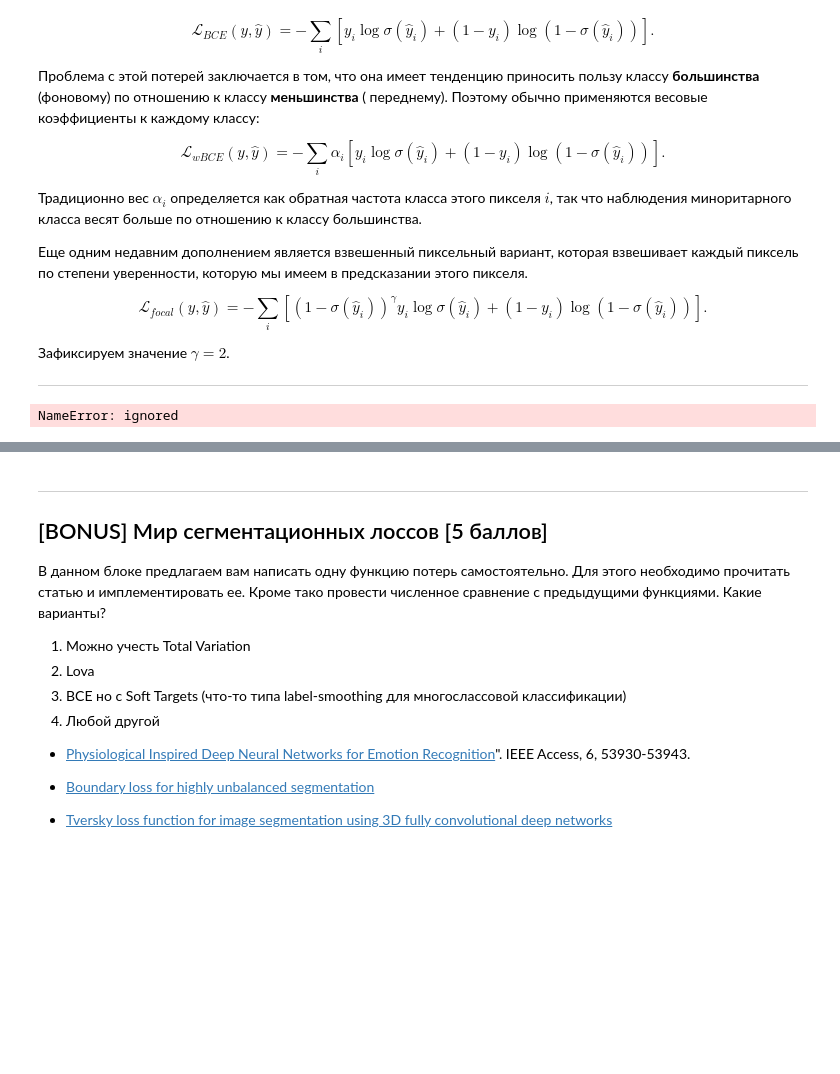
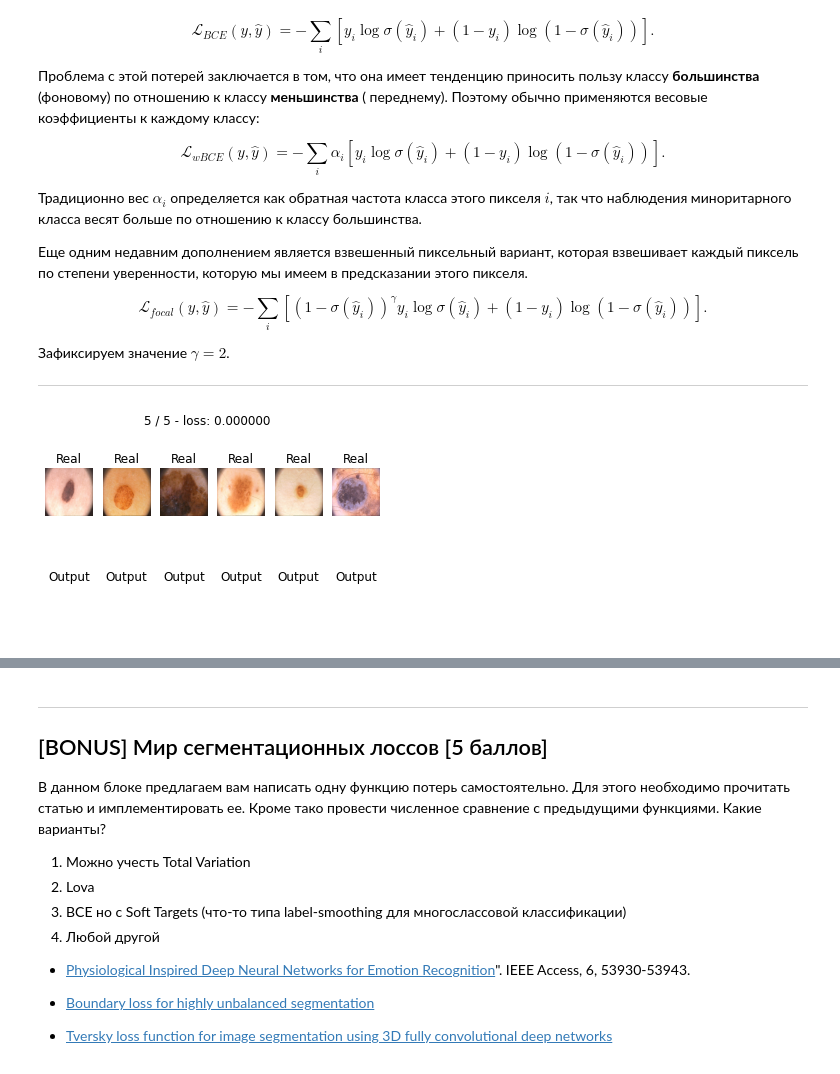
Before and after one commit to OlegTkhor/DLS_homework, a Jupyter notebook: [hw]semantic_segmentation.ipynb, the cells around one changed output, grey strips where cells are left out. Saved outputs shown, nothing was run; the diff lists cells and outputs as text; code cells hidden in the pictures; blank space fills up the shorter version.

```diff
--- a/[hw]semantic_segmentation.ipynb
+++ b/[hw]semantic_segmentation.ipynb
@@ -536,18 +554,18 @@ def focal_loss(y_real, y_pred, eps = 1e-8, gamma = 2):
   y_pred = y_pred.view(-1)
   y_real = y_real.view(-1)
   #first compute binary cross-entropy
-  BCE = F.binary_cross_entropy(y_pred, y_real, reduction='mean')
+  BCE = bce_loss(y_pred, y_real)
   BCE_EXP = torch.exp(-BCE)
   focal_loss = (1-BCE_EXP)**gamma * BCE
   return focal_loss.sum()
 # %%
 model_focal = SegNet().to(device)
 
-max_epochs = 40
+max_epochs = 5
 optimaizer = torch.optim.Adam(model_focal.parameters())
 model_focal, loss_focal = train(model_focal, optimaizer, focal_loss, max_epochs, data_tr, data_val)
 # %% [output]
-NameError: ignored
+[figure, added]
 # %%
 score_model(model_focal, iou_pytorch, data_val)
 # %%
```
Also changed, not shown: parts of 18 cells of this notebook.
